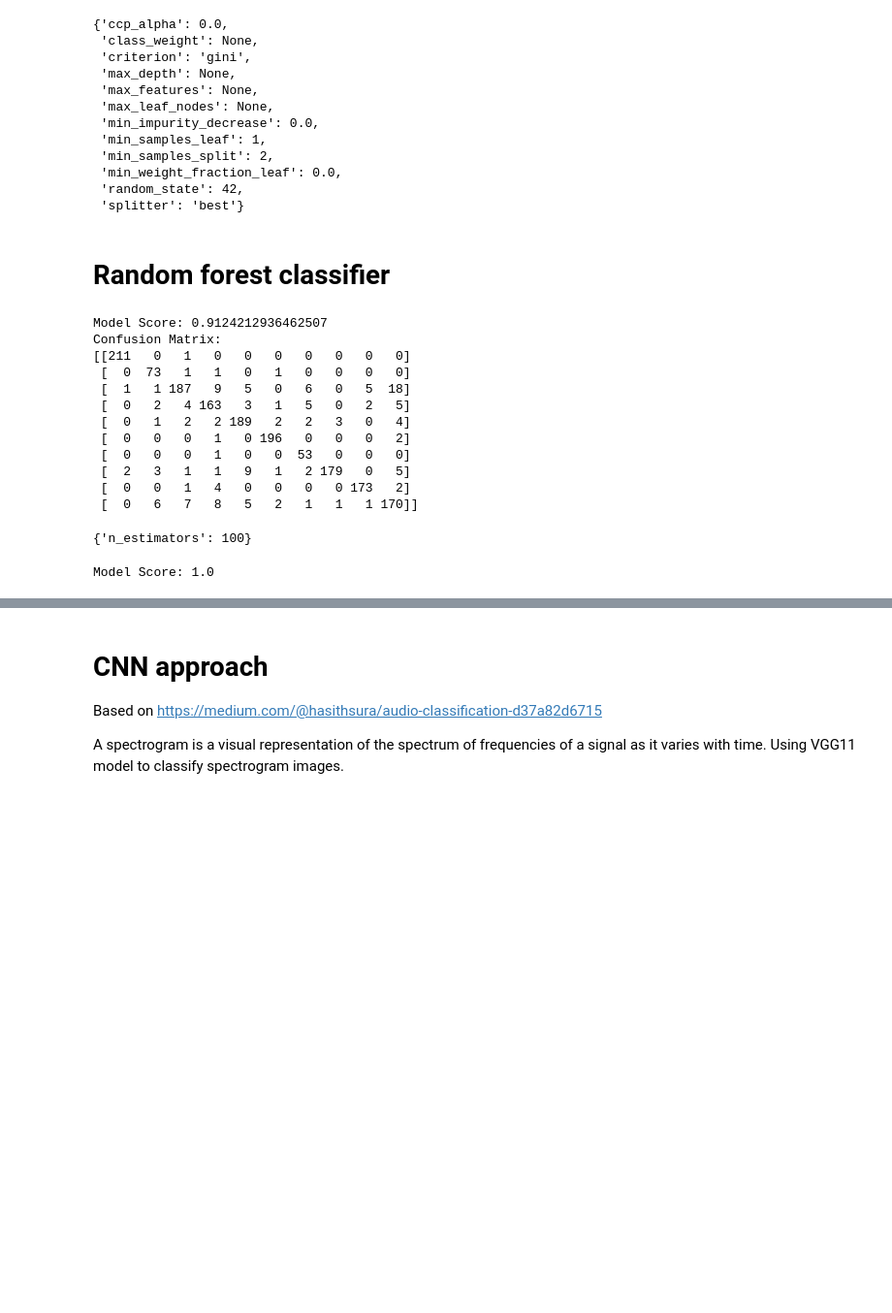
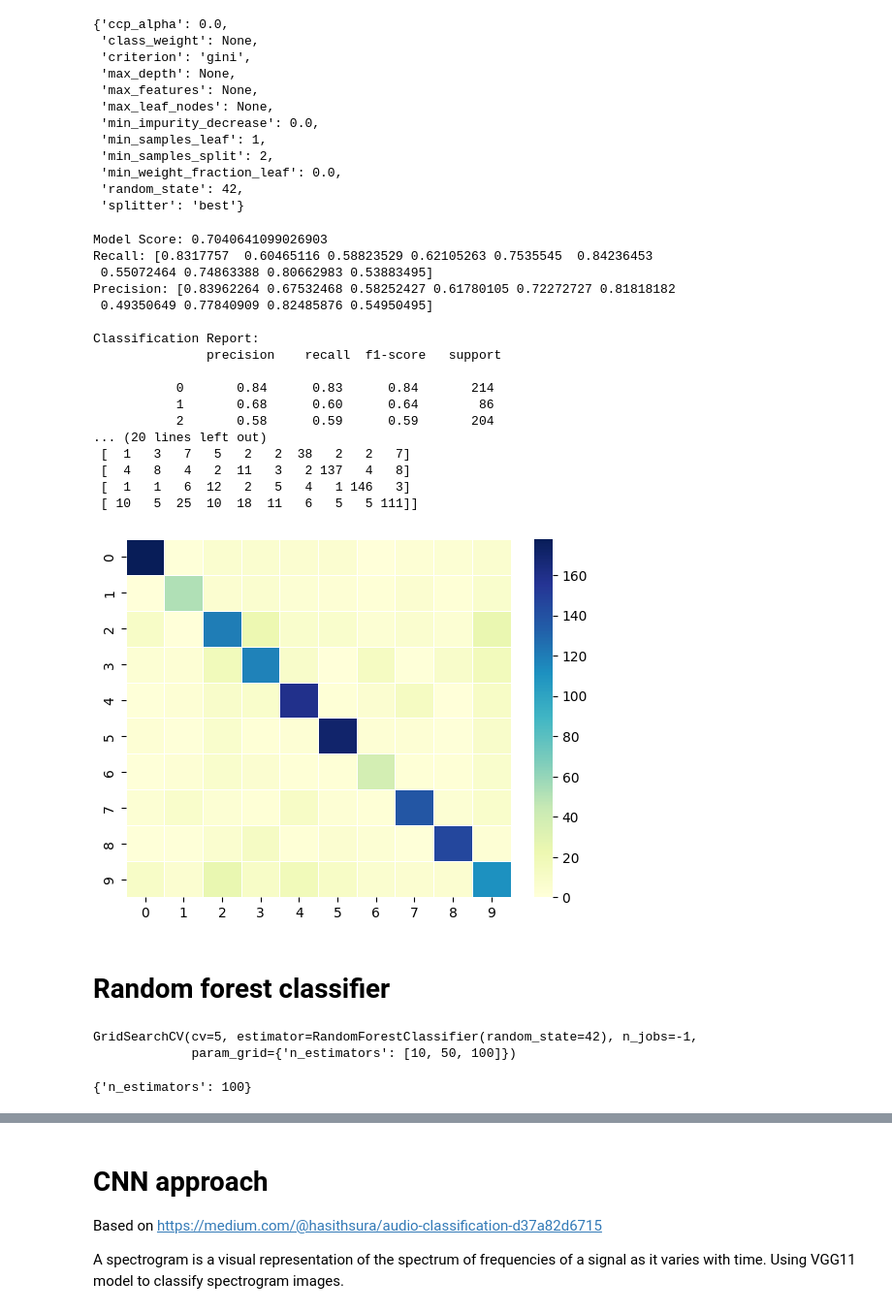
Before and after one commit to DanmerZ/ml_assignment, a Jupyter notebook: report.ipynb, the cells around one changed output, grey strips where cells are left out. Shown at 97% size. Cells and saved outputs as stored; diff of their text form; code cells hidden in the pictures; blank space fills up the shorter version.

```diff
--- a/report.ipynb
+++ b/report.ipynb
@@ -221,6 +265,31 @@ tree_classifier.best_estimator_.get_params()
  'min_weight_fraction_leaf': 0.0,
  'random_state': 42,
  'splitter': 'best'}
+# %%
+# accuracy on train data
+print(f'Model Score: {tree_classifier.score(x_test_scaled, y_test)}')
+
+y_predict = tree_classifier.predict(x_test_scaled)
+acc(y_test,y_predict);
+# %% [output]
+Model Score: 0.7040641099026903
+Recall: [0.8317757  0.60465116 0.58823529 0.62105263 0.7535545  0.84236453
+ 0.55072464 0.74863388 0.80662983 0.53883495]
+Precision: [0.83962264 0.67532468 0.58252427 0.61780105 0.72272727 0.81818182
+ 0.49350649 0.77840909 0.82485876 0.54950495]
+
+Classification Report:
+               precision    recall  f1-score   support
+
+           0       0.84      0.83      0.84       214
+           1       0.68      0.60      0.64        86
+           2       0.58      0.59      0.59       204
+... (20 lines left out)
+ [  1   3   7   5   2   2  38   2   2   7]
+ [  4   8   4   2  11   3   2 137   4   8]
+ [  1   1   6  12   2   5   4   1 146   3]
+ [ 10   5  25  10  18  11   6   5   5 111]]
+[figure, added]
 # %% [markdown]
 # Random forest classifier
 # %%
@@ -232,30 +301,10 @@ grid_params = {
 
 random_forest_classifier = GridSearchCV(RandomForestClassifier(random_state=RANDOM_STATE), grid_params, cv=5, n_jobs=-1)
 random_forest_classifier.fit(x_train_scaled, y_train)
-
-print(f'Model Score: {random_forest_classifier.score(x_test_scaled, y_test)}')
-
-y_predict = random_forest_classifier.predict(x_test_scaled)
-print(f'Confusion Matrix: \n{confusion_matrix(y_predict, y_test)}')
 # %% [output]
-Model Score: 0.9124212936462507
-Confusion Matrix:
-[[211   0   1   0   0   0   0   0   0   0]
- [  0  73   1   1   0   1   0   0   0   0]
- [  1   1 187   9   5   0   6   0   5  18]
- [  0   2   4 163   3   1   5   0   2   5]
- [  0   1   2   2 189   2   2   3   0   4]
- [  0   0   0   1   0 196   0   0   0   2]
- [  0   0   0   1   0   0  53   0   0   0]
- [  2   3   1   1   9   1   2 179   0   5]
- [  0   0   1   4   0   0   0   0 173   2]
- [  0   6   7   8   5   2   1   1   1 170]]
+GridSearchCV(cv=5, estimator=RandomForestClassifier(random_state=42), n_jobs=-1,
+             param_grid={'n_estimators': [10, 50, 100]})
 # %%
 random_forest_classifier.best_params_
 # %% [output]
 {'n_estimators': 100}
-# %%
-# accuracy on train data
-print(f'Model Score: {random_forest_classifier.score(x_train_scaled, y_train)}')
-# %% [output]
-Model Score: 1.0
```
Also changed, not shown: parts of 27 cells of this notebook, 22 other files.
